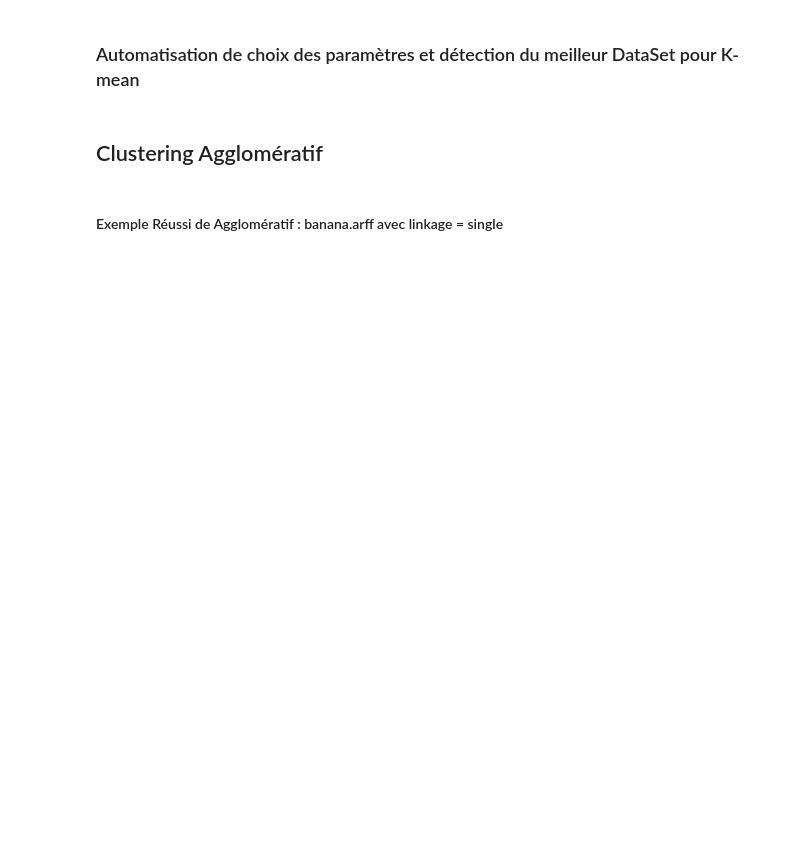
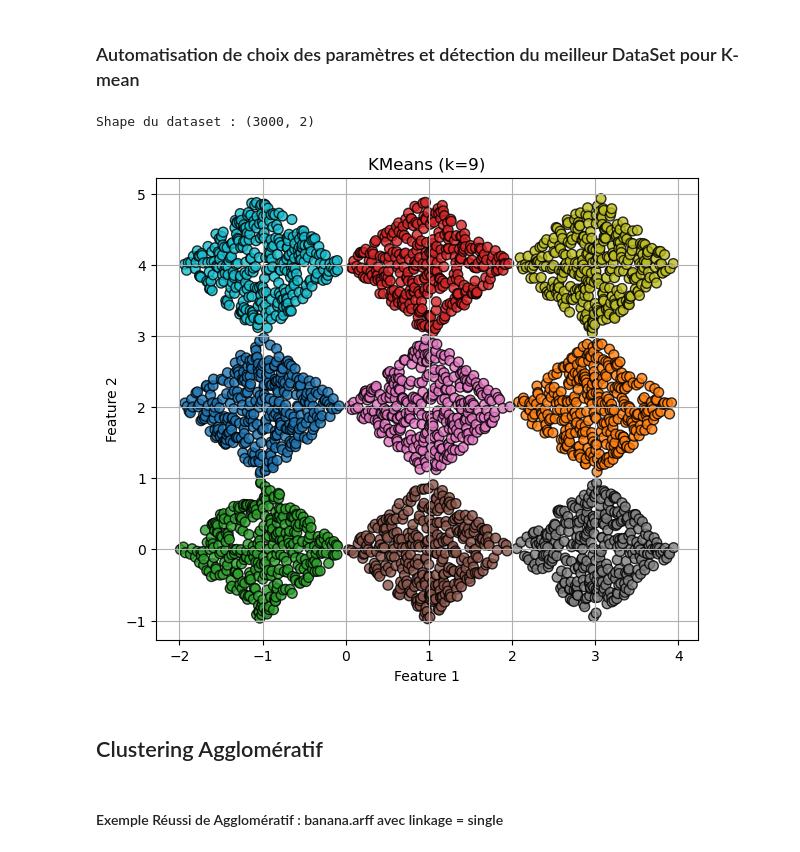
Before and after one commit to Laforge-Hassouna/MachineLearning, a Jupyter notebook: src/Rapport.ipynb, the cells around one changed output. Drawn from its saved outputs; the diff is of its cells as text; code cells hidden in the pictures; blank space fills up the shorter version.

```diff
--- a/src/Rapport.ipynb
+++ b/src/Rapport.ipynb
@@ -99,7 +99,37 @@ pourquoi ? :
 # %% [markdown]
 ### Automatisation de choix des paramètres et détection du meilleur DataSet pour K-mean
 # %%
-# à remplir
+import opti_k_means
+
+def load_arff_data(file_path):
+    """Load numeric data from .arff and return as NumPy array."""
+    data, meta = arff.loadarff(file_path)
+    X = np.array([list(row)[:-1] for row in data], dtype=float)
+    return X
+
+def plot_clusters(data, labels, title):
+    plt.figure(figsize=(7, 6))
+    plt.scatter(data[:, 0], data[:, 1], c=labels, cmap='tab10', s=50, alpha=0.8, edgecolor='k')
+    plt.title(title)
+    plt.xlabel("Feature 1")
+    plt.ylabel("Feature 2")
+    plt.grid(True)
+    plt.show()
+
+if __name__ == "__main__":
+    arff_file = os.path.join('../dataset', 'artificial', 'diamond9.arff')
+    X = load_arff_data(arff_file)
+    print("Shape du dataset :", X.shape)
+
+
+
+    kmeans, k = opti_k_means.elbow_kmeans(X)
+    labels = kmeans.predict(X)
+
+    plot_clusters(X, labels, f"KMeans (k={k})")
+# %% [output]
+Shape du dataset : (3000, 2)
+[figure, added]
 # %% [markdown]
 ## Clustering Agglomératif
 # %% [markdown]
```
Also changed, not shown: parts of 9 cells of this notebook, 1 other file.
